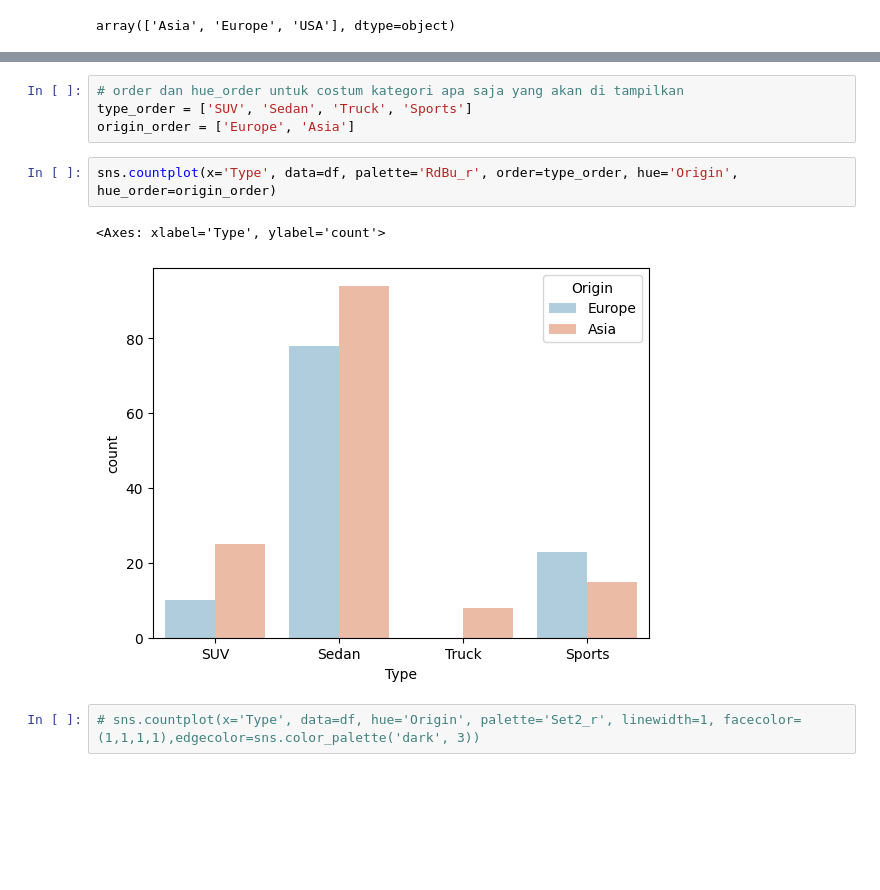
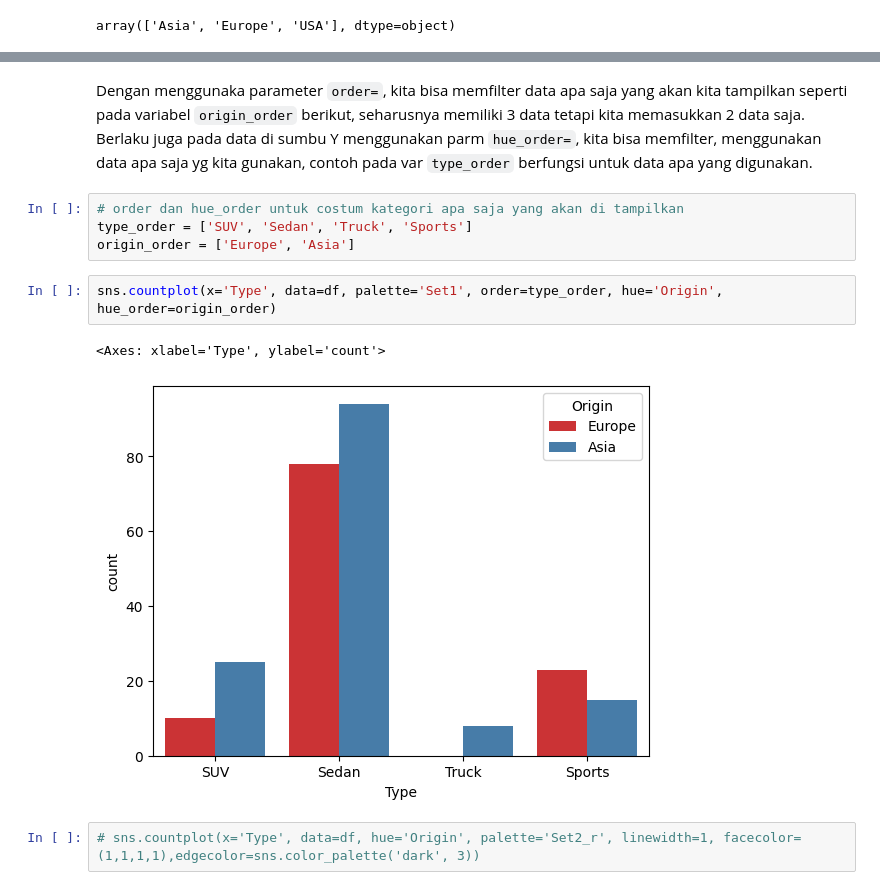
Before and after one commit to samuelnaibaho2005/Seaborn-Learning-Beginner, a Jupyter notebook: main.ipynb, the cells around one changed output, grey strips where cells are left out. Drawn from its saved outputs; the diff is of its cells as text; blank space fills up the shorter version.

Commit message:
Menambahkan penjelasan materi dari awal sampai Count Plot

```diff
--- a/main.ipynb
+++ b/main.ipynb
@@ -124,12 +148,15 @@ array(['Asia', 'Europe', 'USA'], dtype=object)
+# %% [markdown]
+Dengan menggunaka parameter `order=`, kita bisa memfilter data apa saja yang akan kita tampilkan seperti pada variabel `origin_order` berikut, seharusnya memiliki 3 data tetapi kita memasukkan 2 data saja.
+Berlaku juga pada data di sumbu Y menggunakan parm `hue_order=`, kita bisa memfilter, menggunakan data apa saja yg kita gunakan, contoh pada var `type_order` berfungsi untuk data apa yang digunakan.
 # %%
 # order dan hue_order untuk costum kategori apa saja yang akan di tampilkan
 type_order = ['SUV', 'Sedan', 'Truck', 'Sports']
 origin_order = ['Europe', 'Asia']
 # %%
-sns.countplot(x='Type', data=df, palette='RdBu_r', order=type_order, hue='Origin', hue_order=origin_order)
+sns.countplot(x='Type', data=df, palette='Set1', order=type_order, hue='Origin', hue_order=origin_order)
 # %% [output]
 <Axes: xlabel='Type', ylabel='count'>
-[figure, old version]
+[figure, new version]
 # %%
 # sns.countplot(x='Type', data=df, hue='Origin', palette='Set2_r', linewidth=1, facecolor=(1,1,1,1),edgecolor=sns.color_palette('dark', 3))
 # %% [markdown]
```
Also changed, not shown: parts of 5 cells of this notebook.
